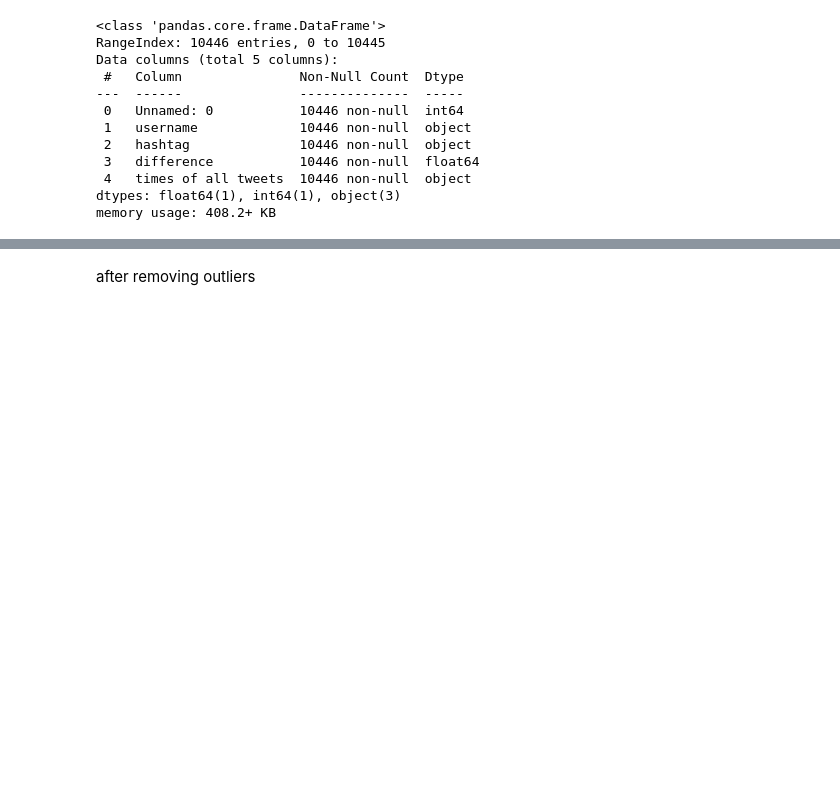
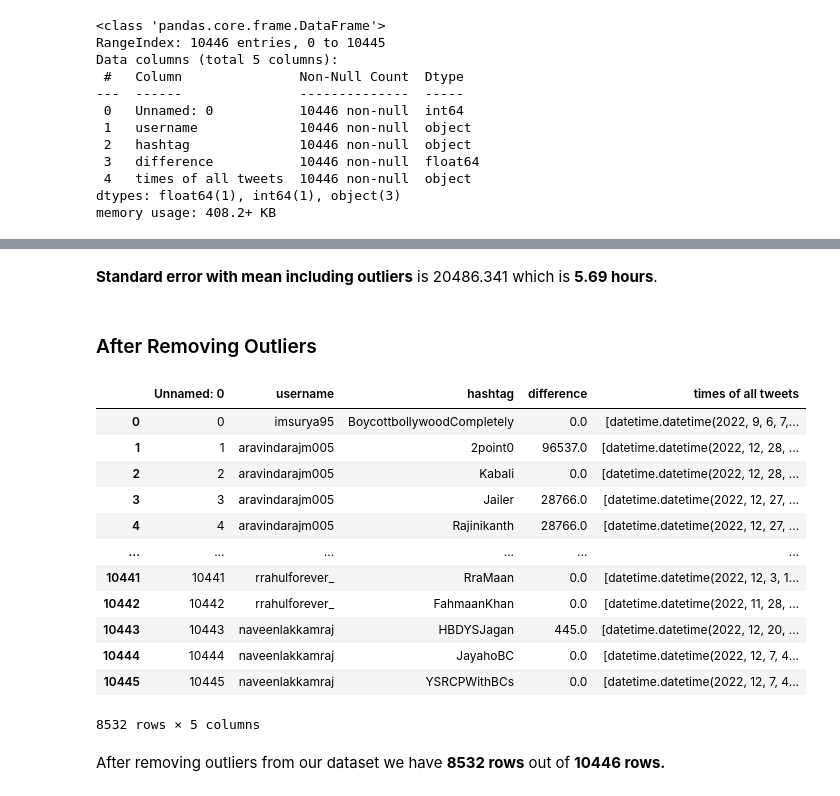
Before and after one commit to SanketAgwl/Exo-sir-mini, a Jupyter notebook: results.ipynb, the cells around one changed output, grey strips where cells are left out. Saved outputs shown, nothing was run; the diff lists cells and outputs as text; code cells hidden in the pictures; blank space fills up the shorter version.

```diff
--- a/results.ipynb
+++ b/results.ipynb
@@ -67,3 +80,24 @@ standard_error
+# %% [markdown]
+**Standard error with mean including outliers** is 20486.341 which is **5.69 hours**.
 # %% [markdown]
-after removing outliers
+### After Removing Outliers
+# %%
+df = df[~((df['difference'] < (q1 - 1.5 * IQR)) |(df['difference'] > (q3 + 1.5 * IQR)))]
+df
+# %% [output]
+|  | Unnamed: 0 | username | hashtag | difference | times of all tweets |
+| 0 | 0 | imsurya95 | BoycottbollywoodCompletely | 0.0 | [datetime.datetime(2022, 9, 6, 7,... |
+| 1 | 1 | aravindarajm005 | 2point0 | 96537.0 | [datetime.datetime(2022, 12, 28, ... |
+| 2 | 2 | aravindarajm005 | Kabali | 0.0 | [datetime.datetime(2022, 12, 28, ... |
+| 3 | 3 | aravindarajm005 | Jailer | 28766.0 | [datetime.datetime(2022, 12, 27, ... |
+| 4 | 4 | aravindarajm005 | Rajinikanth | 28766.0 | [datetime.datetime(2022, 12, 27, ... |
+| ... | ... | ... | ... | ... | ... |
+| 10441 | 10441 | rrahulforever_ | RraMaan | 0.0 | [datetime.datetime(2022, 12, 3, 1... |
+| 10442 | 10442 | rrahulforever_ | FahmaanKhan | 0.0 | [datetime.datetime(2022, 11, 28, ... |
+| 10443 | 10443 | naveenlakkamraj | HBDYSJagan | 445.0 | [datetime.datetime(2022, 12, 20, ... |
+| 10444 | 10444 | naveenlakkamraj | JayahoBC | 0.0 | [datetime.datetime(2022, 12, 7, 4... |
+| 10445 | 10445 | naveenlakkamraj | YSRCPWithBCs | 0.0 | [datetime.datetime(2022, 12, 7, 4... |
+8532 rows × 5 columns
+# %% [markdown]
+After removing outliers from our dataset we have **8532 rows** out of **10446 rows.**
 # %%
```
Also changed, not shown: parts of 9 cells of this notebook.
